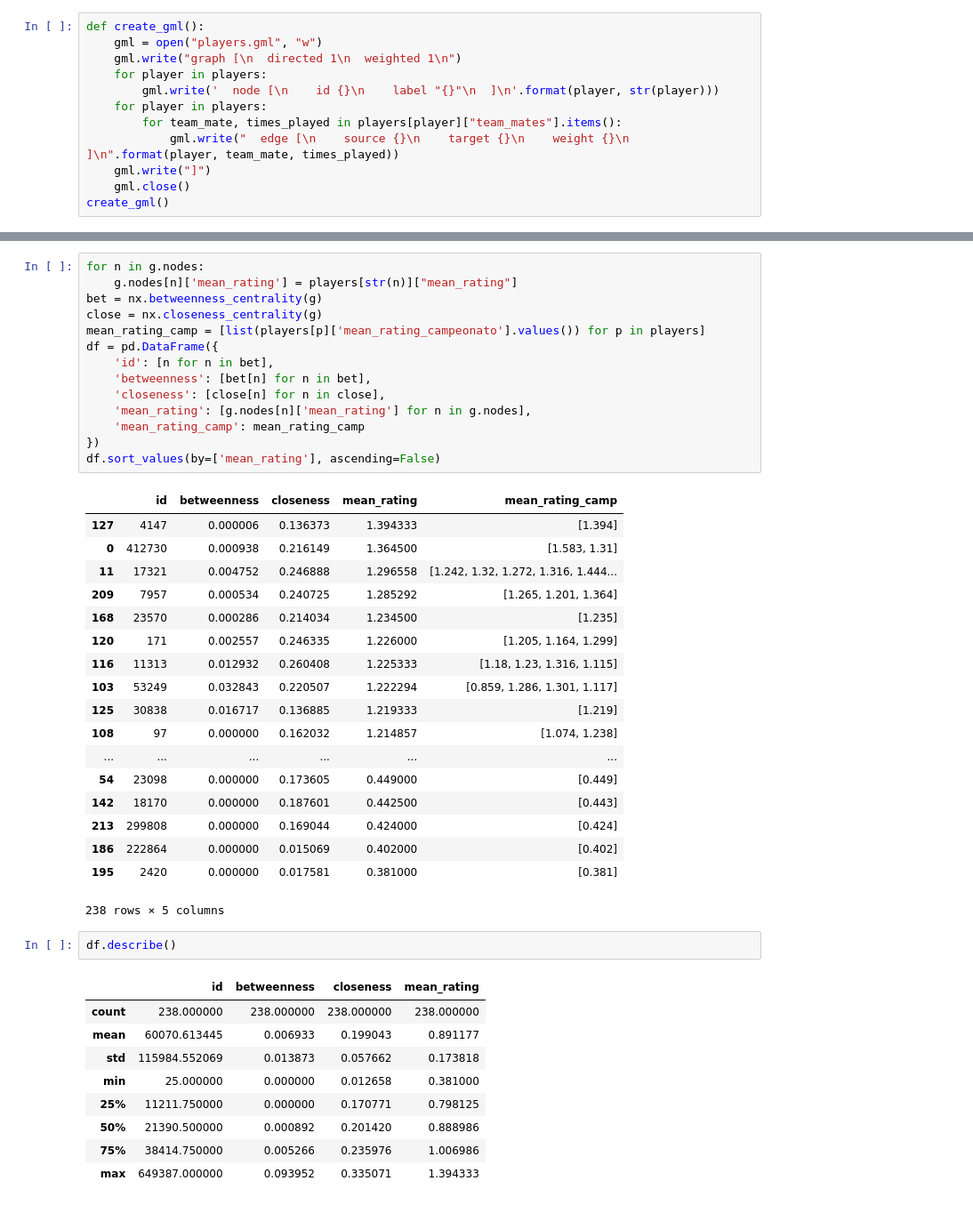
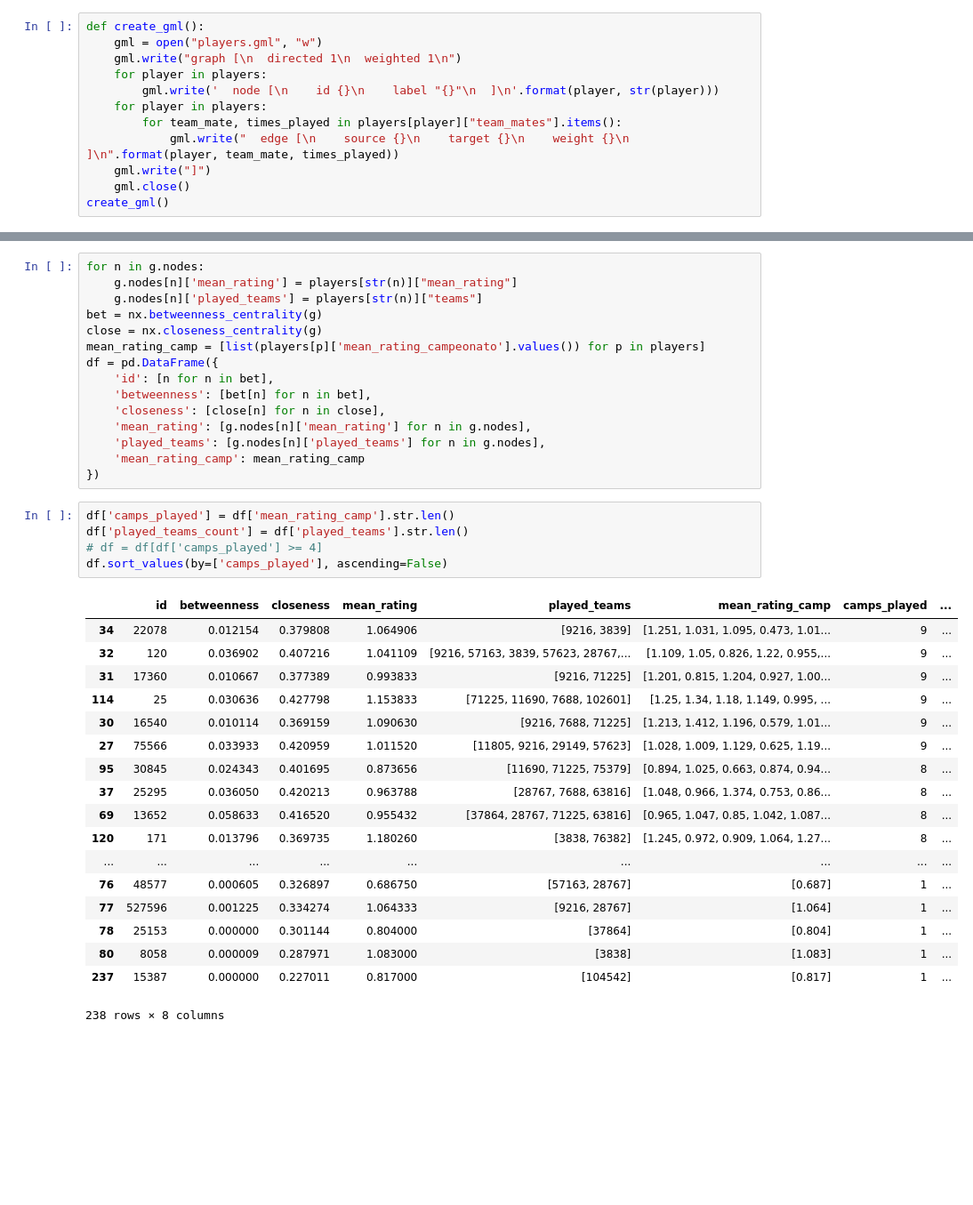
Before and after one commit to filipefborba/GamersNetwork, a Jupyter notebook: GamersNetwork.ipynb, the cells around one changed output, grey strips where cells are left out. Shown at 89% size. Saved outputs shown, nothing was run; the diff lists cells and outputs as text; blank space fills up the shorter version.

```diff
--- a/GamersNetwork.ipynb
+++ b/GamersNetwork.ipynb
@@ -43,6 +43,7 @@ sn.show_graph(undirected, nlab=True)
 # %%
 for n in g.nodes:
     g.nodes[n]['mean_rating'] = players[str(n)]["mean_rating"]
+    g.nodes[n]['played_teams'] = players[str(n)]["teams"]
 bet = nx.betweenness_centrality(g)
 close = nx.closeness_centrality(g)
 mean_rating_camp = [list(players[p]['mean_rating_campeonato'].values()) for p in players]
@@ -51,37 +52,30 @@ df = pd.DataFrame({
     'betweenness': [bet[n] for n in bet],
     'closeness': [close[n] for n in close],
     'mean_rating': [g.nodes[n]['mean_rating'] for n in g.nodes],
+    'played_teams': [g.nodes[n]['played_teams'] for n in g.nodes],
     'mean_rating_camp': mean_rating_camp
 })
-df.sort_values(by=['mean_rating'], ascending=False)
-# %% [output]
-|  | id | betweenness | closeness | mean_rating | mean_rating_camp |
-| 127 | 4147 | 0.000006 | 0.136373 | 1.394333 | [1.394] |
-| 0 | 412730 | 0.000938 | 0.216149 | 1.364500 | [1.583, 1.31] |
-| 11 | 17321 | 0.004752 | 0.246888 | 1.296558 | [1.242, 1.32, 1.272, 1.316, 1.444... |
-| 209 | 7957 | 0.000534 | 0.240725 | 1.285292 | [1.265, 1.201, 1.364] |
-| 168 | 23570 | 0.000286 | 0.214034 | 1.234500 | [1.235] |
-| 120 | 171 | 0.002557 | 0.246335 | 1.226000 | [1.205, 1.164, 1.299] |
-| 116 | 11313 | 0.012932 | 0.260408 | 1.225333 | [1.18, 1.23, 1.316, 1.115] |
-| 103 | 53249 | 0.032843 | 0.220507 | 1.222294 | [0.859, 1.286, 1.301, 1.117] |
-| 125 | 30838 | 0.016717 | 0.136885 | 1.219333 | [1.219] |
-| 108 | 97 | 0.000000 | 0.162032 | 1.214857 | [1.074, 1.238] |
-| ... | ... | ... | ... | ... | ... |
-| 54 | 23098 | 0.000000 | 0.173605 | 0.449000 | [0.449] |
-| 142 | 18170 | 0.000000 | 0.187601 | 0.442500 | [0.443] |
-| 213 | 299808 | 0.000000 | 0.169044 | 0.424000 | [0.424] |
-| 186 | 222864 | 0.000000 | 0.015069 | 0.402000 | [0.402] |
-| 195 | 2420 | 0.000000 | 0.017581 | 0.381000 | [0.381] |
-238 rows × 5 columns
-# %%
-df.describe()
-# %% [output]
-|  | id | betweenness | closeness | mean_rating |
-| count | 238.000000 | 238.000000 | 238.000000 | 238.000000 |
-| mean | 60070.613445 | 0.006933 | 0.199043 | 0.891177 |
-| std | 115984.552069 | 0.013873 | 0.057662 | 0.173818 |
-| min | 25.000000 | 0.000000 | 0.012658 | 0.381000 |
-| 25% | 11211.750000 | 0.000000 | 0.170771 | 0.798125 |
-| 50% | 21390.500000 | 0.000892 | 0.201420 | 0.888986 |
-| 75% | 38414.750000 | 0.005266 | 0.235976 | 1.006986 |
-| max | 649387.000000 | 0.093952 | 0.335071 | 1.394333 |
+# %%
+df['camps_played'] = df['mean_rating_camp'].str.len()
+df['played_teams_count'] = df['played_teams'].str.len()
+# df = df[df['camps_played'] >= 4]
+df.sort_values(by=['camps_played'], ascending=False)
+# %% [output]
+|  | id | betweenness | closeness | mean_rating | played_teams | mean_rating_camp | camps_played | ... |
+| 34 | 22078 | 0.012154 | 0.379808 | 1.064906 | [9216, 3839] | [1.251, 1.031, 1.095, 0.473, 1.01... | 9 | ... |
+| 32 | 120 | 0.036902 | 0.407216 | 1.041109 | [9216, 57163, 3839, 57623, 28767,... | [1.109, 1.05, 0.826, 1.22, 0.955,... | 9 | ... |
+| 31 | 17360 | 0.010667 | 0.377389 | 0.993833 | [9216, 71225] | [1.201, 0.815, 1.204, 0.927, 1.00... | 9 | ... |
+| 114 | 25 | 0.030636 | 0.427798 | 1.153833 | [71225, 11690, 7688, 102601] | [1.25, 1.34, 1.18, 1.149, 0.995, ... | 9 | ... |
+| 30 | 16540 | 0.010114 | 0.369159 | 1.090630 | [9216, 7688, 71225] | [1.213, 1.412, 1.196, 0.579, 1.01... | 9 | ... |
+| 27 | 75566 | 0.033933 | 0.420959 | 1.011520 | [11805, 9216, 29149, 57623] | [1.028, 1.009, 1.129, 0.625, 1.19... | 9 | ... |
+| 95 | 30845 | 0.024343 | 0.401695 | 0.873656 | [11690, 71225, 75379] | [0.894, 1.025, 0.663, 0.874, 0.94... | 8 | ... |
+| 37 | 25295 | 0.036050 | 0.420213 | 0.963788 | [28767, 7688, 63816] | [1.048, 0.966, 1.374, 0.753, 0.86... | 8 | ... |
+| 69 | 13652 | 0.058633 | 0.416520 | 0.955432 | [37864, 28767, 71225, 63816] | [0.965, 1.047, 0.85, 1.042, 1.087... | 8 | ... |
+| 120 | 171 | 0.013796 | 0.369735 | 1.180260 | [3838, 76382] | [1.245, 0.972, 0.909, 1.064, 1.27... | 8 | ... |
+| ... | ... | ... | ... | ... | ... | ... | ... | ... |
+| 76 | 48577 | 0.000605 | 0.326897 | 0.686750 | [57163, 28767] | [0.687] | 1 | ... |
+| 77 | 527596 | 0.001225 | 0.334274 | 1.064333 | [9216, 28767] | [1.064] | 1 | ... |
+| 78 | 25153 | 0.000000 | 0.301144 | 0.804000 | [37864] | [0.804] | 1 | ... |
+| 80 | 8058 | 0.000009 | 0.287971 | 1.083000 | [3838] | [1.083] | 1 | ... |
+| 237 | 15387 | 0.000000 | 0.227011 | 0.817000 | [104542] | [0.817] | 1 | ... |
+238 rows × 8 columns
```
Also changed, not shown: parts of 8 cells of this notebook, 3 other files.
